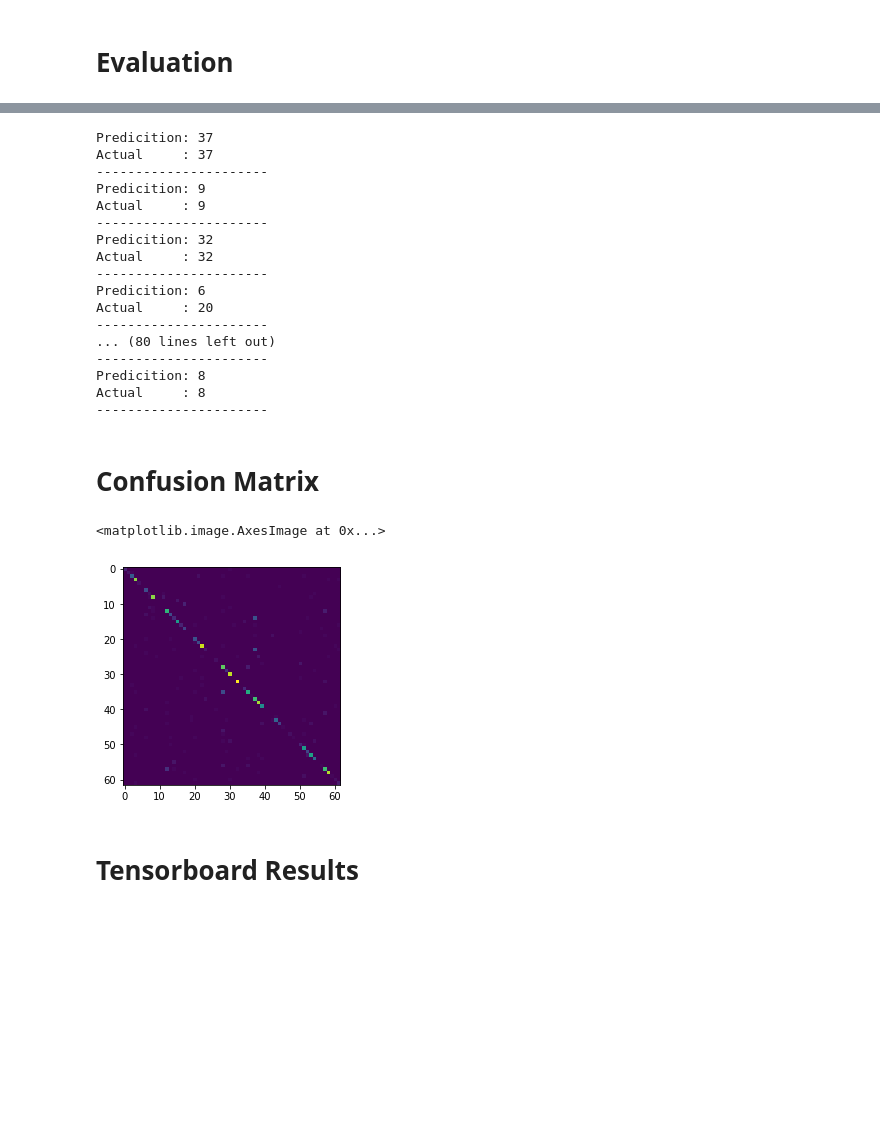
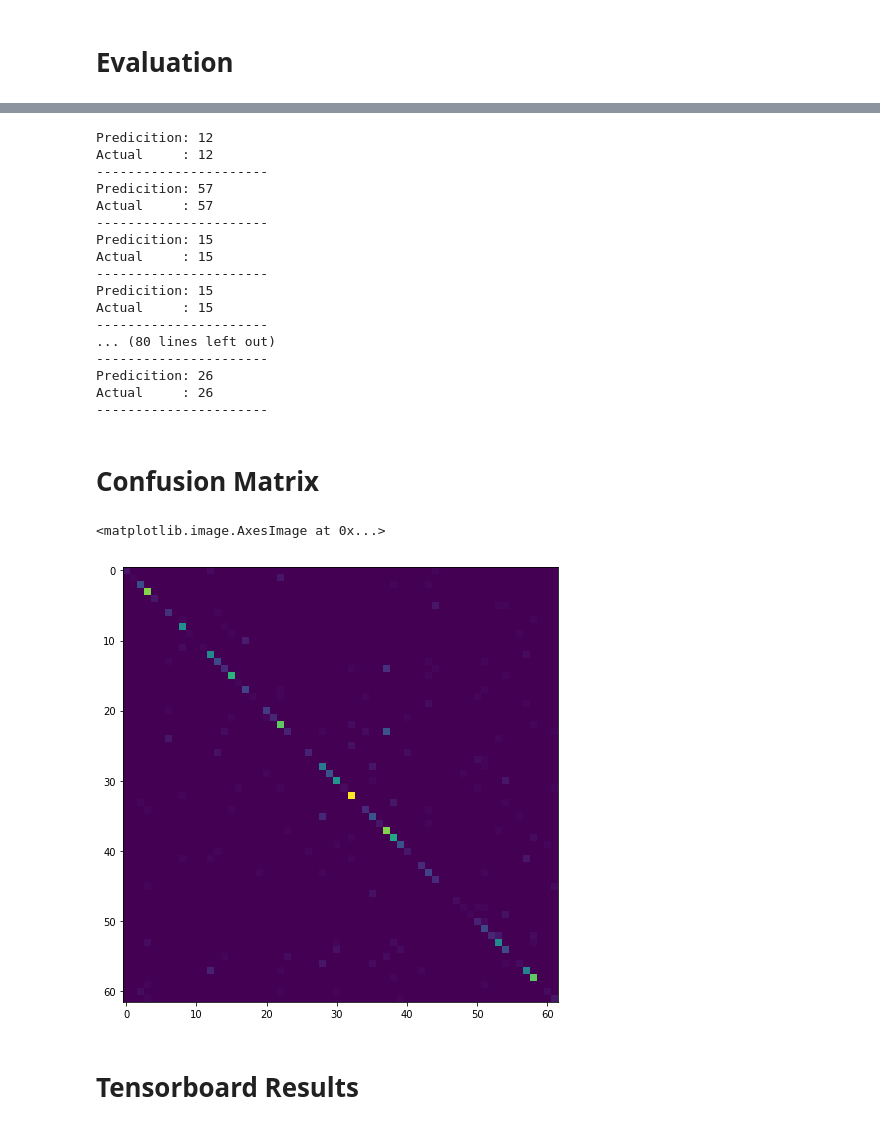
Before and after one commit to nathanmargaglio/CSE676-SD19-Classification, a Jupyter notebook: HW1.ipynb, the cells around one changed output, grey strips where cells are left out. Cells and saved outputs as stored; diff of their text form; code cells hidden in the pictures; blank space fills up the shorter version.

```diff
--- a/HW1.ipynb
+++ b/HW1.ipynb
@@ -180,8 +180,6 @@ Epoch 409/1000
 # %% [markdown]
 # Evaluation
 # %%
-try:
-    model
-except NameError as e:
-    print("Loading saved model...")
-    model = load_model('models/model.hdf5')
+model_old = model # just in case
+print("Loading saved model...")
+model = load_model('models/model.hdf5')
@@ -202,22 +202,22 @@ for x, y in test_gen:
         print("----------------------")
     break
 # %% [output]
-Predicition: 37
-Actual     : 37
+Predicition: 12
+Actual     : 12
 ----------------------
-Predicition: 9
-Actual     : 9
+Predicition: 57
+Actual     : 57
 ----------------------
-Predicition: 32
-Actual     : 32
+Predicition: 15
+Actual     : 15
 ----------------------
-Predicition: 6
-Actual     : 20
+Predicition: 15
+Actual     : 15
 ----------------------
 ... (80 lines left out)
 ----------------------
-Predicition: 8
-Actual     : 8
+Predicition: 26
+Actual     : 26
 ----------------------
 # %% [markdown]
 # Confusion Matrix
@@ -240,10 +240,11 @@ for x, y in all_gen:
         break
 # %%
 cm = confusion_matrix(np.argmax(y_true, axis=1), np.argmax(y_pred, axis=1))
+plt.figure(figsize=(10,8))
 plt.imshow(cm)
 # %% [output]
 <matplotlib.image.AxesImage at 0x...>
-[figure, old version]
+[figure, new version]
 # %% [markdown]
 # Tensorboard Results
 # %%
```
Also changed, not shown: parts of 3 cells of this notebook.
